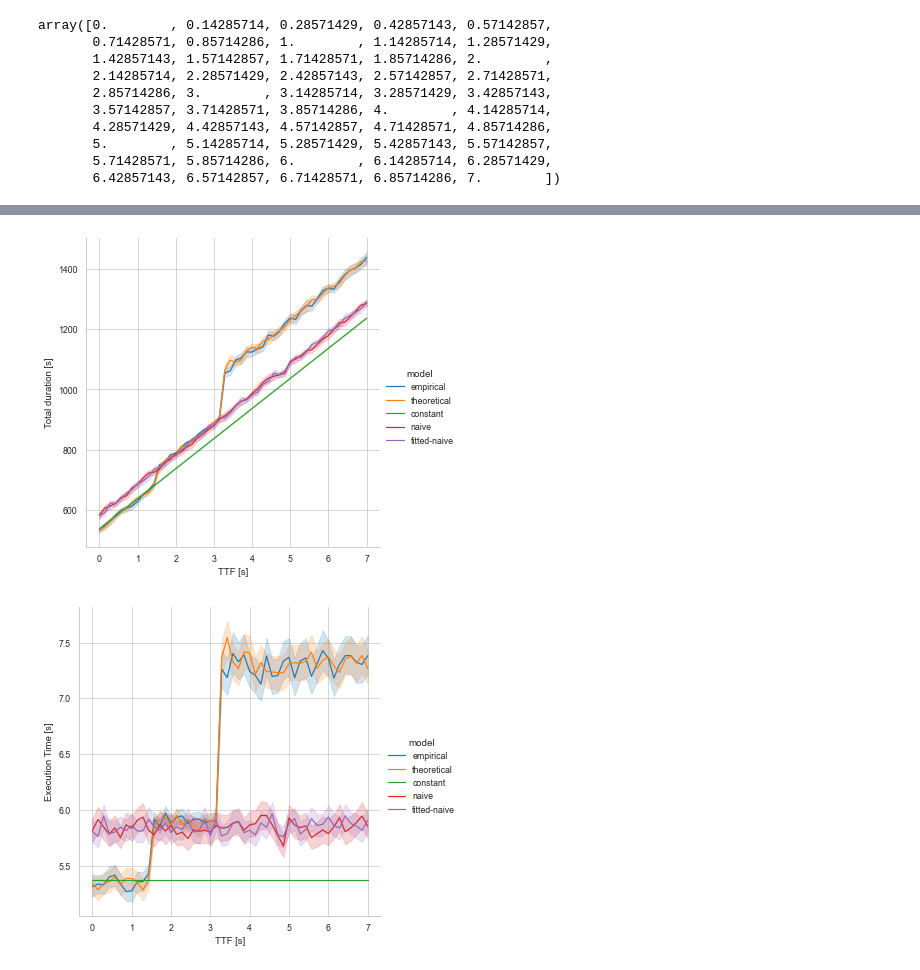
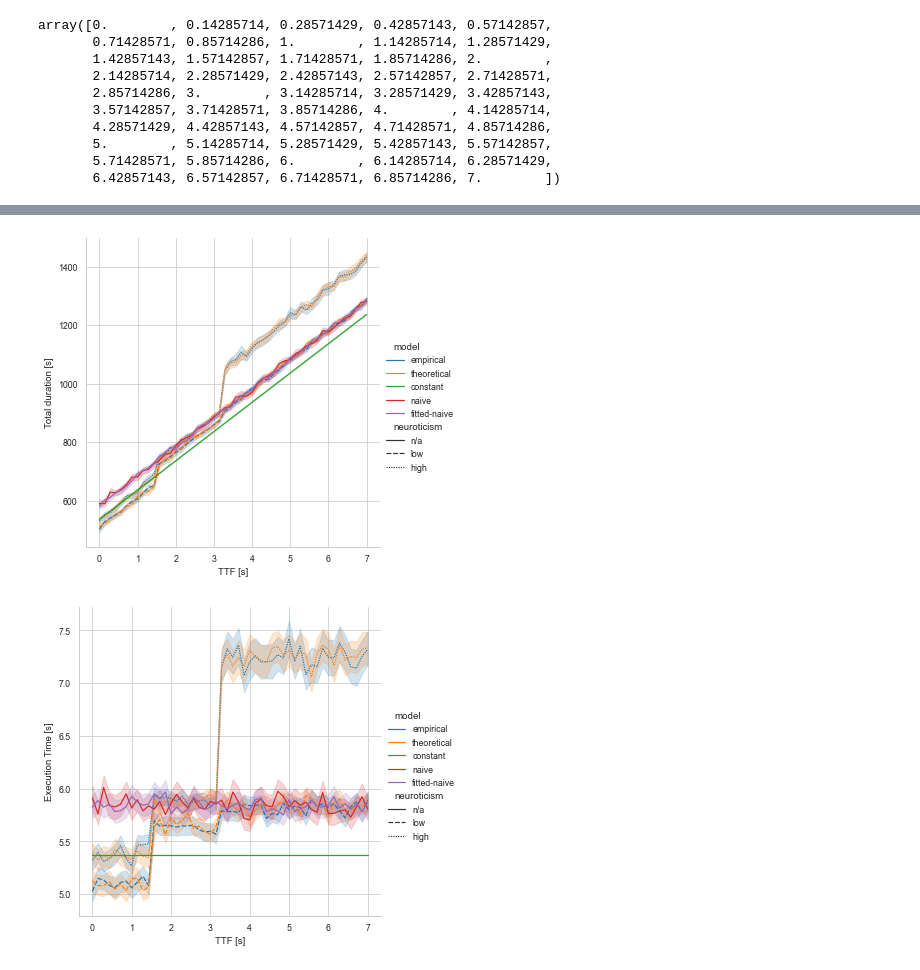
Before and after one commit to vnmo/EdgeDroid2, a Jupyter notebook: analysis/scaling_ttf.ipynb, the cells around one changed output, grey strips where cells are left out. Drawn from its saved outputs; the diff is of its cells as text; code cells hidden in the pictures.

Commit message:
effect of neuroticism

```diff
--- a/analysis/scaling_ttf.ipynb
+++ b/analysis/scaling_ttf.ipynb
@@ -43,2 +36,35 @@ results.shape
+# %%
+import pandas as pd
+import itertools as it
+
+combs = deque()
+for model_name, variants in models.items():
+    for neuro, model in variants.items():
+        for ttf, run in it.product(ttfs, range(1, runs_per_model + 1)):
+            combs.append((model, model_name, neuro, ttf, run))
+
+# results = pd.DataFrame(
+#     columns=["model", "neuroticism", "repetition", "step", "exec_time", "ttf", "duration", "cumulative_duration"],
+#     index=np.arange(0, len(combs))
+# )
+# results["model"] = "fitted-naive"
+# results["neuroticism"] = "n/a"
+# results["repetition"]  = -1
+# results["step"] = -1
+# results["exec_time"] = 0.0
+# results["ttf"] = 0.0
+# results["duration"] = 0.0
+# results["cumulative_duration"] = 0.0
+#
+# results["model"] = results["model"].astype(pd.CategoricalDtype(models.keys(), ordered=False))
+# results["neuroticism"] = results["neuroticism"].astype(pd.CategoricalDtype(["n/a", "low", "high"], ordered=True))
+# results["repetition"] = results["repetition"].astype(int)
+# results["step"] = results["step"].astype(int)
+# results["exec_time"] = results["exec_time"].astype(float)
+# results["ttf"] = results["ttf"].astype(float)
+# results["duration"] = results["duration"].astype(float)
+# results["cumulative_duration"] = results["cumulative_duration"].astype(float)
+#
+# results.shape
 # %%
 from tqdm.notebook import tqdm_notebook as tqdm
@@ -131,22 +179,25 @@ fg = sns.relplot(
     x="ttf",
     y="cumulative_duration",
     hue="model",
+    # style="neuroticism",
     hue_order=["empirical", "theoretical", "constant", "naive", "fitted-naive"],
+    style="neuroticism",
 )
 fg.set_axis_labels("TTF [s]", "Total duration [s]")
 plt.show()
 # %% [output]
-[figure, old version]
+[figure, new version]
 # %%
 fg = sns.relplot(
     kind="line",
     data=results,
     x="ttf",
     y="exec_time",
     hue="model",
     hue_order=["empirical", "theoretical", "constant", "naive", "fitted-naive"],
+    style="neuroticism",
 )
 fg.set_axis_labels("TTF [s]", "Execution Time [s]")
 plt.show()
 # %% [output]
-[figure, old version]
+[figure, new version]
```
Also changed, not shown: parts of 4 cells of this notebook.
